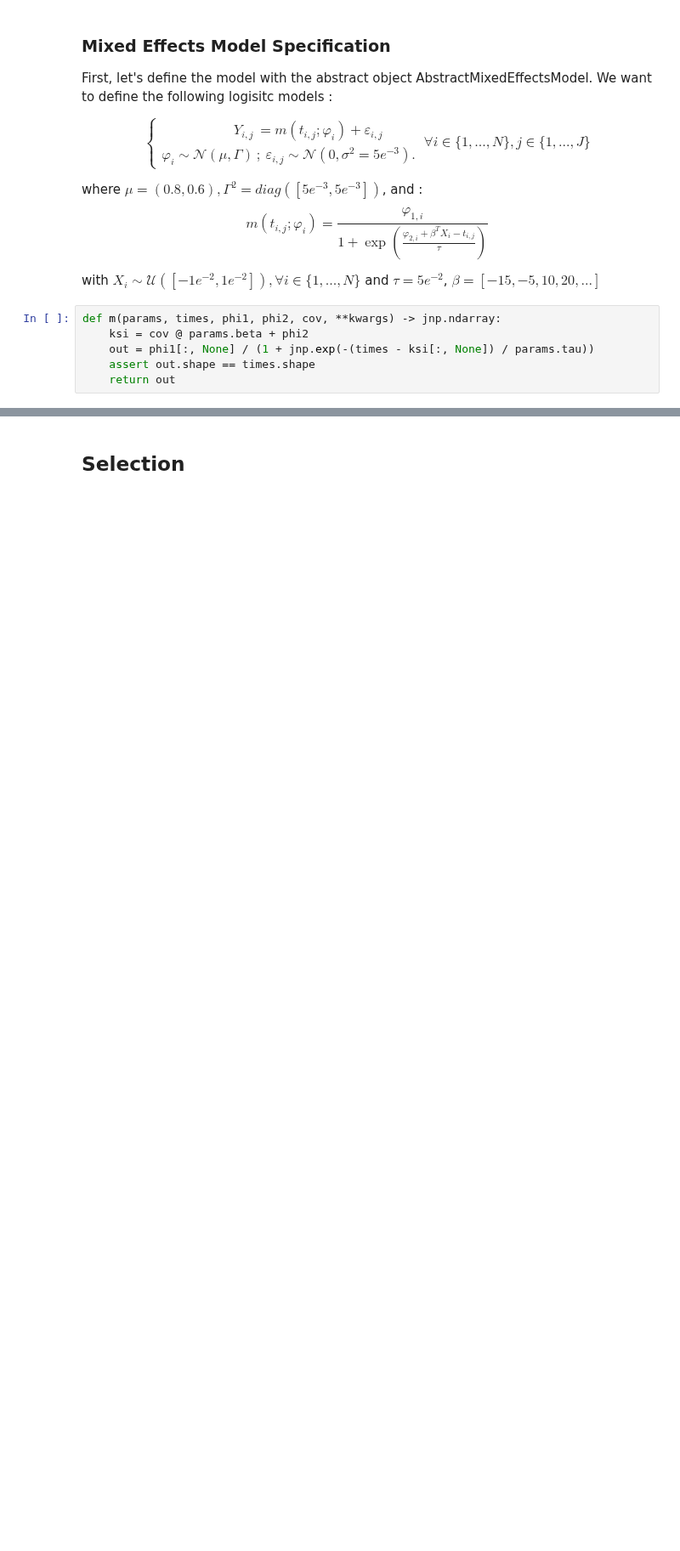
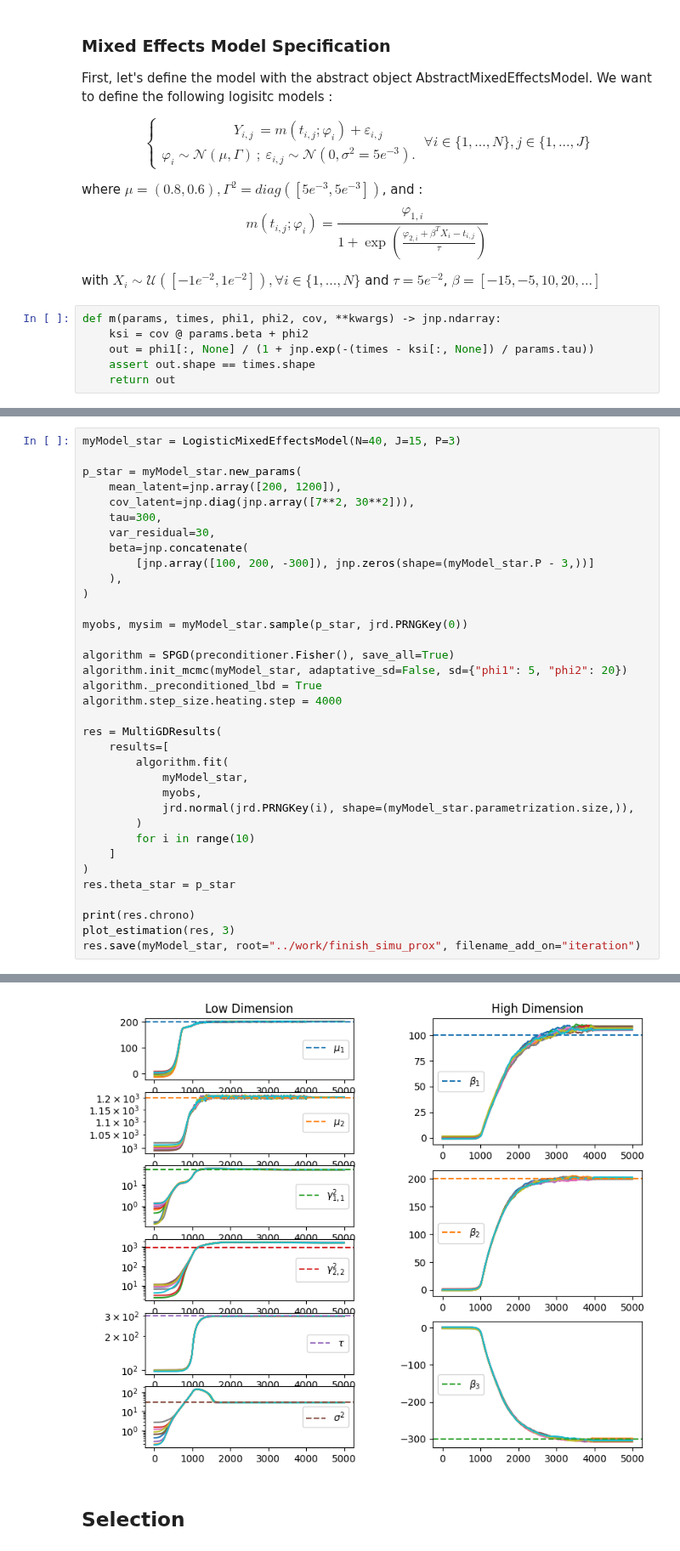
Before and after one commit to caillebotteAntoine/sdg4varselect, a Jupyter notebook: examples/variable_selection_logistic.ipynb, the cells around one changed output, grey strips where cells are left out. Shown at 85% size. Saved outputs shown, nothing was run; the diff lists cells and outputs as text; blank space fills up the shorter version.

```diff
--- a/examples/variable_selection_logistic.ipynb
+++ b/examples/variable_selection_logistic.ipynb
@@ -175,0 +189,36 @@ sdgplt.plot_mcmc(algo)
+# %%
+myModel_star = LogisticMixedEffectsModel(N=40, J=15, P=3)
+
+p_star = myModel_star.new_params(
+    mean_latent=jnp.array([200, 1200]),
+    cov_latent=jnp.diag(jnp.array([7**2, 30**2])),
+    tau=300,
+    var_residual=30,
+    beta=jnp.concatenate(
+        [jnp.array([100, 200, -300]), jnp.zeros(shape=(myModel_star.P - 3,))]
+    ),
+)
+
+myobs, mysim = myModel_star.sample(p_star, jrd.PRNGKey(0))
+
+algorithm = SPGD(preconditioner.Fisher(), save_all=True)
+algorithm.init_mcmc(myModel_star, adaptative_sd=False, sd={"phi1": 5, "phi2": 20})
+algorithm._preconditioned_lbd = True
+algorithm.step_size.heating.step = 4000
+
+res = MultiGDResults(
+    results=[
+        algorithm.fit(
+            myModel_star,
+            myobs,
+            jrd.normal(jrd.PRNGKey(i), shape=(myModel_star.parametrization.size,)),
+        )
+        for i in range(10)
+    ]
+)
+res.theta_star = p_star
+
+print(res.chrono)
+plot_estimation(res, 3)
+res.save(myModel_star, root="../work/finish_simu_prox", filename_add_on="iteration")
+# %% [output]
@@ -176,2 +227,3 @@ sdgplt.plot_mcmc(algo)
+[figure, added]
 # %% [markdown]
 ## Selection
```
Also changed, not shown: parts of 16 cells of this notebook, 1 other file.
